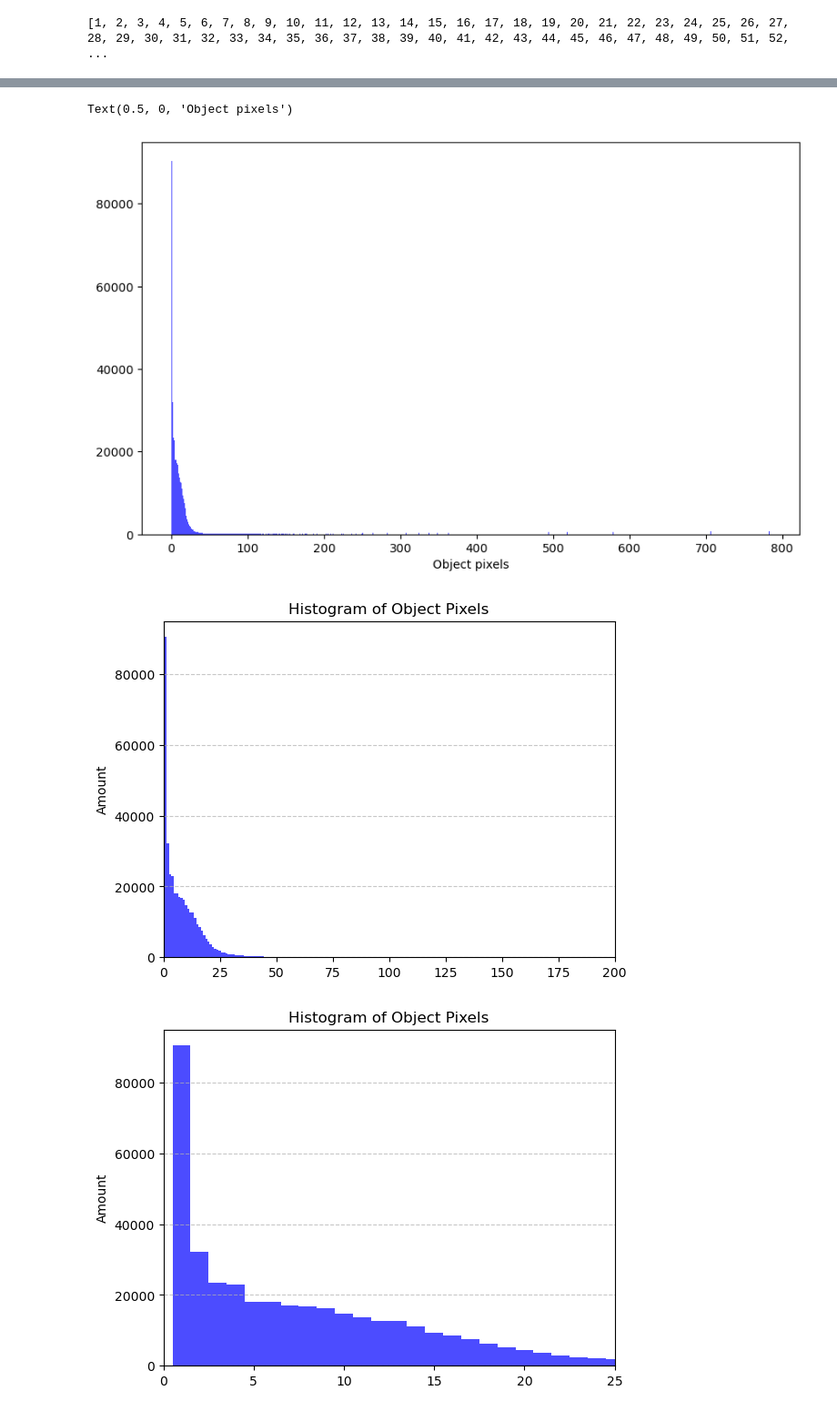
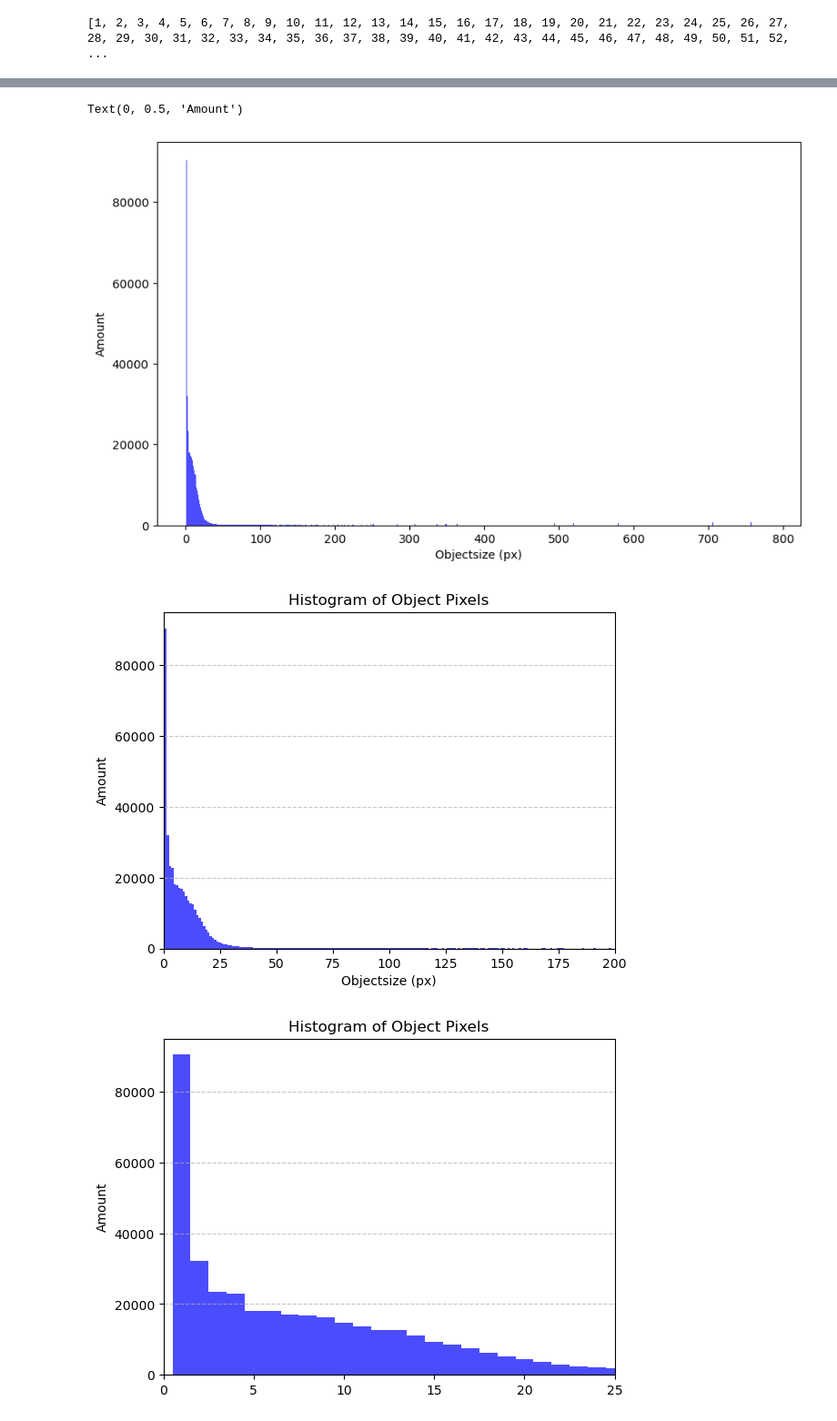
Before and after one commit to Pleasegivemeamango/nutil_data_analysis, a Jupyter notebook: pixelsize.ipynb, the cells around one changed output, grey strips where cells are left out. Shown at 91% size. Drawn from its saved outputs; the diff is of its cells as text; code cells hidden in the pictures.

```diff
--- a/pixelsize.ipynb
+++ b/pixelsize.ipynb
@@ -64,25 +51,29 @@ print(pixel_size_df)
 # %%
 # save pixel_size_df to a csv file with ; as separator
 pixel_size_df.to_csv("pixel_size_df.csv", sep=";", index=False)
+# %%
+pixel_size_df = pd.read_csv("pixel_size_df.csv", sep=";")
 # %%
 import matplotlib.pyplot as plt
 # plot pixel_size_df as a histogram with the amount on the y-axis and the object pixels on the x-axis
 plt.figure(figsize=(10, 6))
 plt.bar(pixel_size_df["Object pixels"], pixel_size_df["Amount"], width=1.0, color='blue', alpha=0.7)
-plt.xlabel("Object pixels")
+plt.xlabel("Objectsize (px)")
+plt.ylabel("Amount")
 # %% [output]
-Text(0.5, 0, 'Object pixels')
+Text(0, 0.5, 'Amount')
-[figure, old version]
+[figure, new version]
 # %%
 # plot the same plot but only for object pixel below 200
 plt.xlim(0, 200)
 plt.title("Histogram of Object Pixels")
+plt.xlabel("Objectsize (px)")
 plt.ylabel("Amount")
 plt.grid(axis='y', linestyle='--', alpha=0.7)
 plt.bar(pixel_size_df["Object pixels"], pixel_size_df["Amount"], width=1.0, color='blue', alpha=0.7)
 plt.show()
 # %% [output]
-[figure, old version]
+[figure, new version]
 # %%
 # again the same plot but for object pixels below 25
 plt.xlim(0, 25)
```
Also changed, not shown: parts of 1 cell of this notebook, 3 other files.
